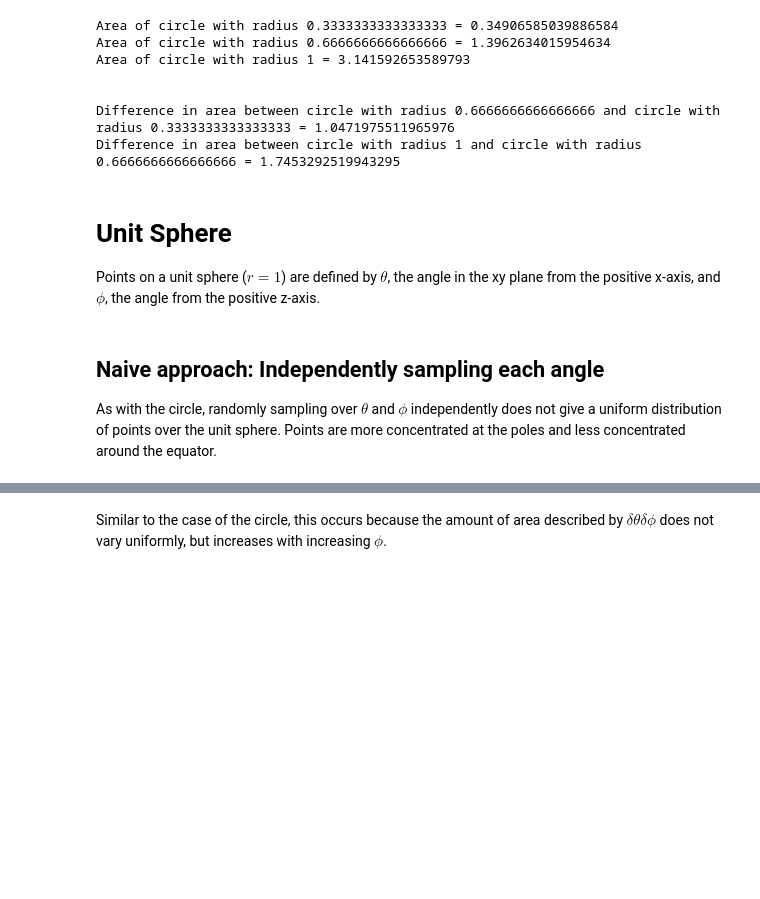
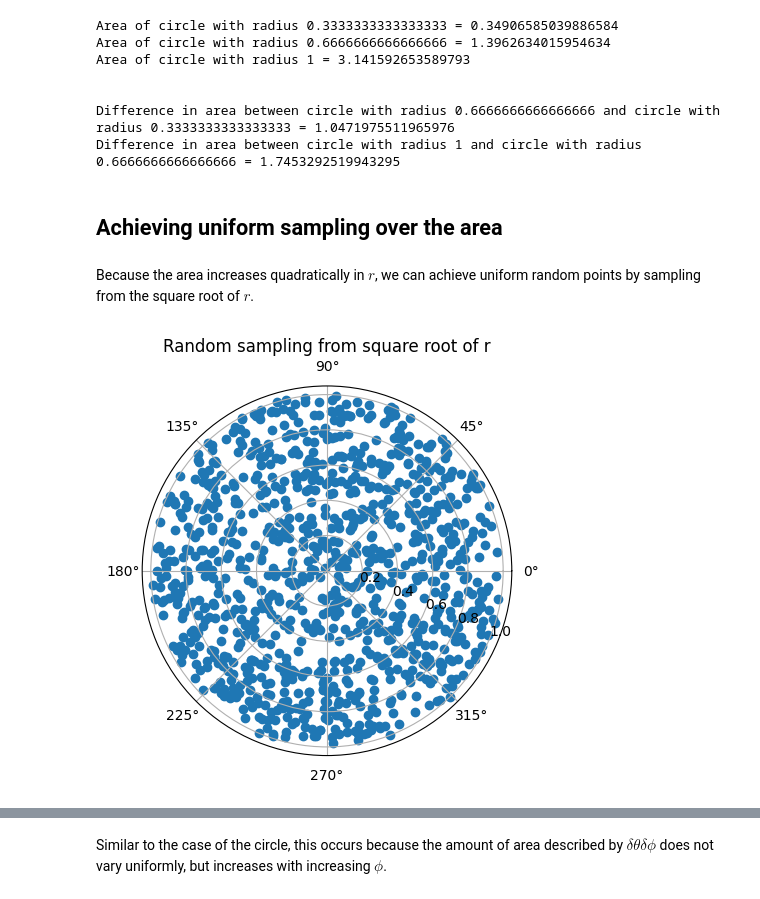
Before and after one commit to schrodinator/rng, a Jupyter notebook: Random points on a circle and sphere.ipynb, the cells around one changed output, grey strips where cells are left out. Saved outputs shown, nothing was run; the diff lists cells and outputs as text; code cells hidden in the pictures; blank space fills up the shorter version.

```diff
--- a/Random points on a circle and sphere.ipynb
+++ b/Random points on a circle and sphere.ipynb
@@ -60,9 +62,18 @@ Area of circle with radius 1 = 3.141592653589793
 
 Difference in area between circle with radius 0.6666666666666666 and circle with radius 0.3333333333333333 = 1.0471975511965976
 Difference in area between circle with radius 1 and circle with radius 0.6666666666666666 = 1.7453292519943295
-# %% [markdown]
-# Unit Sphere
-Points on a unit sphere ($r=1$) are defined by $\theta$, the angle in the xy plane from the positive x-axis, and $\phi$, the angle from the positive z-axis.
-# %% [markdown]
-## Naive approach: Independently sampling each angle
-As with the circle, randomly sampling over $\theta$ and $\phi$ independently does not give a uniform distribution of points over the unit sphere. Points are more concentrated at the poles and less concentrated around the equator.
+# %% [markdown]
+## Achieving uniform sampling over the area
+# %% [markdown]
+Because the area increases quadratically in $r$, we can achieve uniform random points by sampling from the square root of $r$.
+# %%
+num_random_samples = 1000
+
+r = [np.sqrt(random.random()) for _ in range(num_random_samples)]
+theta = [random.random() * 2 * np.pi for _ in range(num_random_samples)]
+
+plot_circle(r, theta)
+plt.title("Random sampling from square root of r")
+plt.show()
+# %% [output]
+[figure, added]
```
Also changed, not shown: parts of 17 cells of this notebook.
